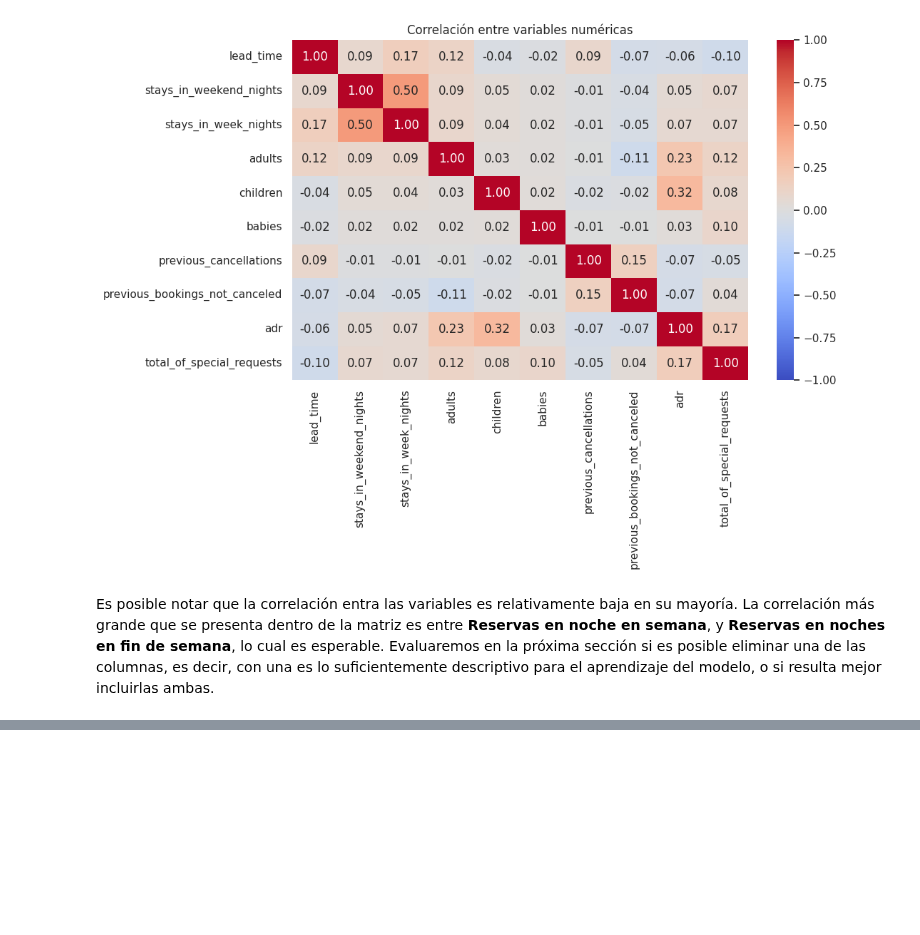
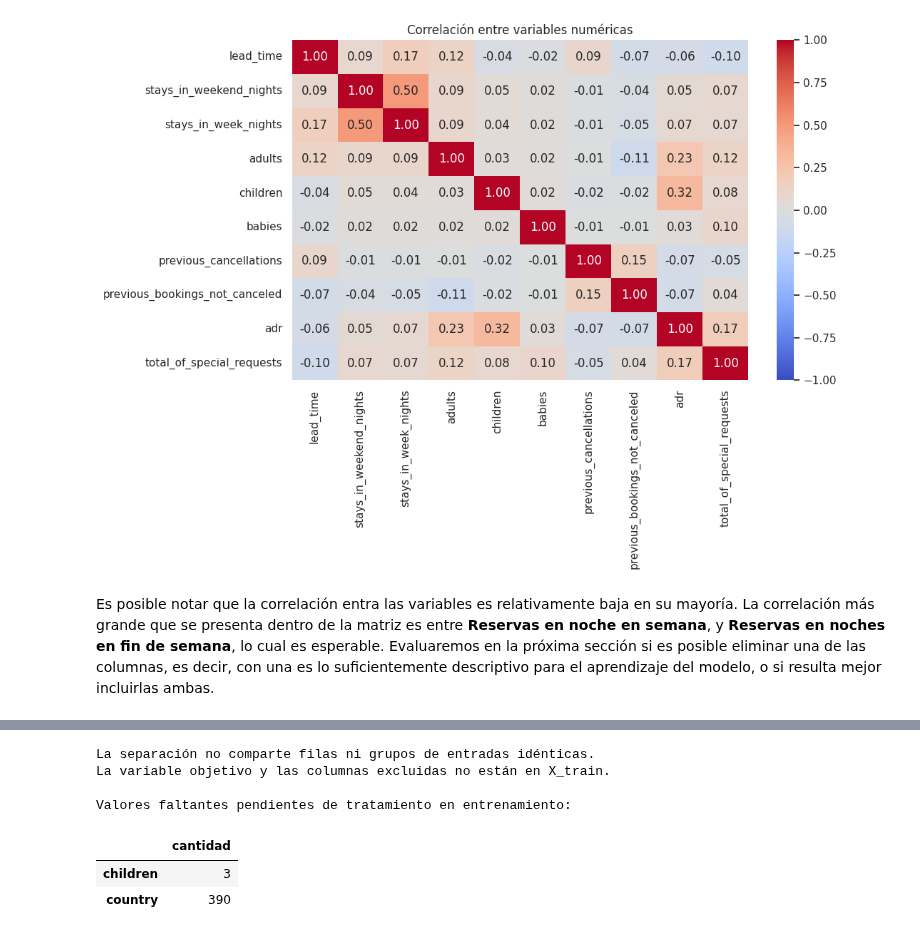
Before and after one commit to CristianAlvarez00/Modelo-hotel, a Jupyter notebook: fase-1/modelo-hotel.ipynb, the cells around one changed output, grey strips where cells are left out. Saved outputs shown, nothing was run; the diff lists cells and outputs as text; code cells hidden in the pictures; blank space fills up the shorter version.

```diff
--- a/fase-1/AnalisisExploratorio.ipynb
+++ b/fase-1/modelo-hotel.ipynb
@@ -330,0 +463,33 @@ Es posible notar que la correlación entra las variables es relativamente baja e
+# %%
+grupos_train = set(grupos.iloc[indices_entrenamiento])
+grupos_test = set(grupos.iloc[indices_prueba])
+
+assert set(X_train.index).isdisjoint(X_test.index)
+assert grupos_train.isdisjoint(grupos_test)
+assert "is_canceled" not in X_train.columns
+
+columnas_excluidas_por_fuga = [
+    "reservation_status",
+    "reservation_status_date",
+    "assigned_room_type",
+    "booking_changes",
+    "days_in_waiting_list",
+    "deposit_type",
+    "adr"
+]
+
+assert not set(columnas_excluidas_por_fuga).intersection(X_train.columns)
+
+print("La separación no comparte filas ni grupos de entradas idénticas.")
+print("La variable objetivo y las columnas excluidas no están en X_train.")
+
+print("\nValores faltantes pendientes de tratamiento en entrenamiento:")
+display(X_train.isna().sum()[X_train.isna().sum() > 0].to_frame("cantidad"))
+# %% [output]
+La separación no comparte filas ni grupos de entradas idénticas.
+La variable objetivo y las columnas excluidas no están en X_train.
+
+Valores faltantes pendientes de tratamiento en entrenamiento:
+|  | cantidad |
+| children | 3 |
+| country | 390 |
```
Also changed, not shown: parts of 12 cells of this notebook.
